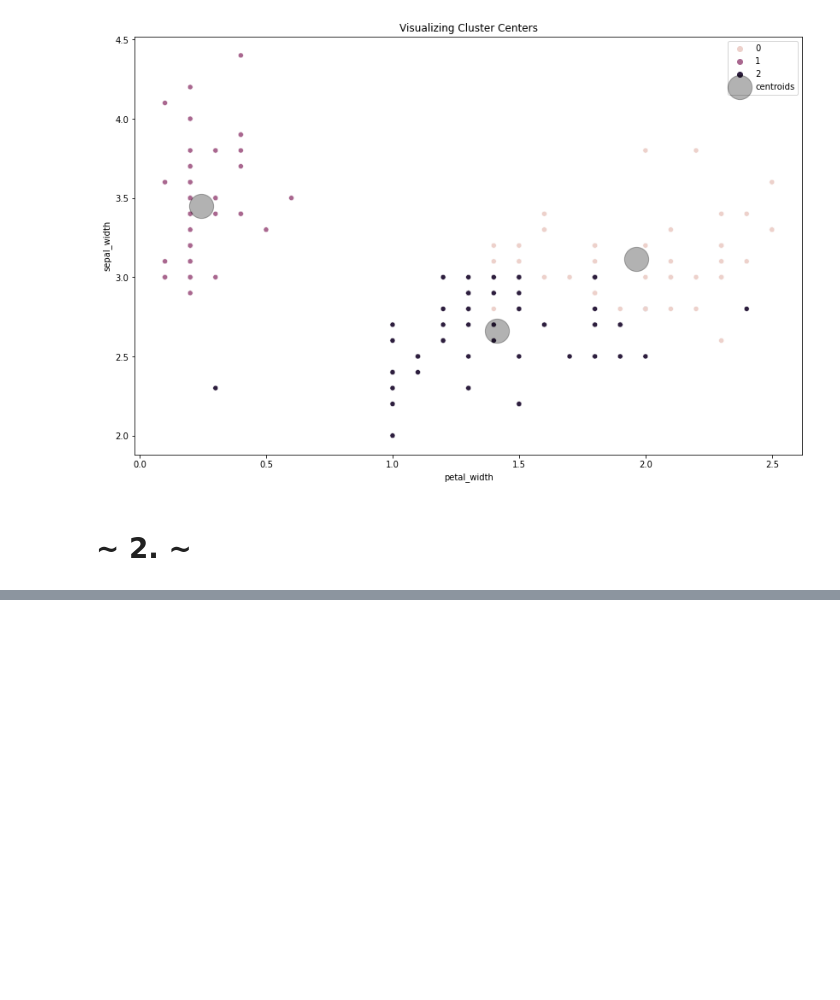
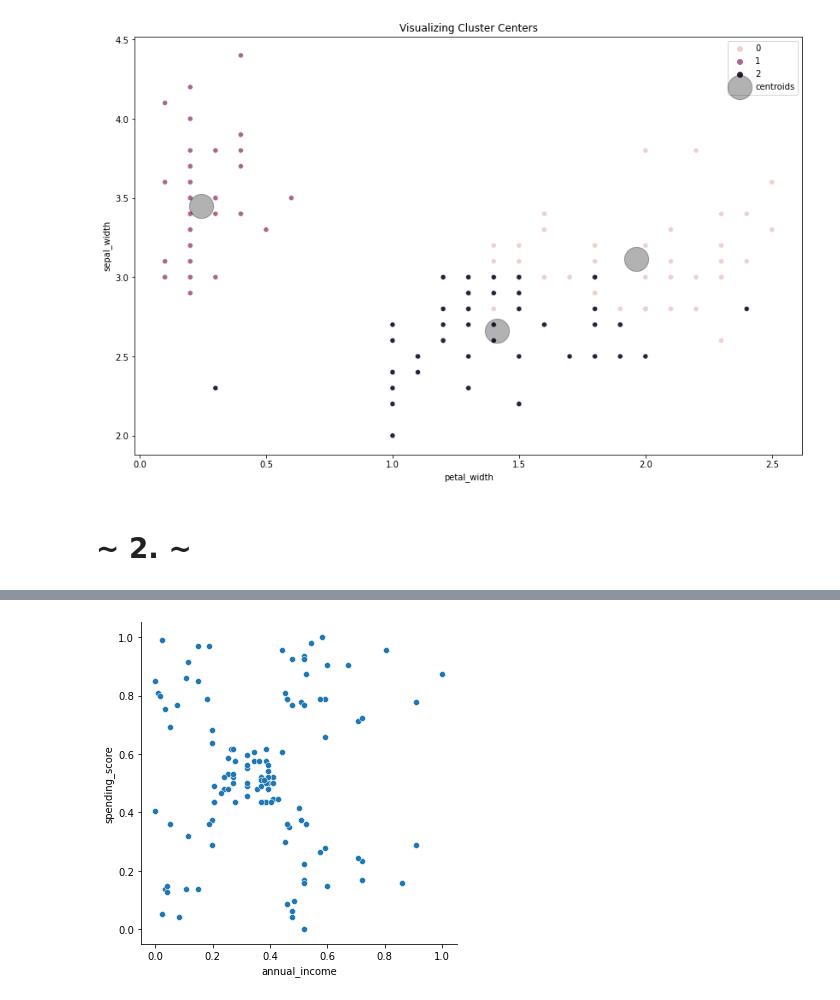
Before and after one commit to joann-balraj/clustering_exercises, a Jupyter notebook: modeling.ipynb, the cells around one changed output, grey strips where cells are left out. Drawn from its saved outputs; the diff is of its cells as text; code cells hidden in the pictures; blank space fills up the shorter version.

```diff
--- a/modeling.ipynb
+++ b/modeling.ipynb
@@ -421,0 +413,3 @@ NameError: name 'train_test_split' is not defined
+# %%
+train, test = train_test_split(df, train_size = 0.8, random_state = 123)
+train, validate = train_test_split(train, train_size = 0.75, random_state = 123)
@@ -421,0 +426,23 @@ NameError: name 'train_test_split' is not defined
+# %%
+from sklearn.preprocessing import MinMaxScaler
+####SCALED DATA####
+train_scaled = train.copy()
+validate_scaled = validate.copy()
+test_scaled = test.copy()
+
+# Scale the datasets
+scaler = MinMaxScaler()
+cols = train.drop(columns=["gender"]).columns.tolist()
+
+train_scaled[cols] = scaler.fit_transform(train[cols])
+validate_scaled[cols] = scaler.transform(validate[cols])
+test_scaled[cols] = scaler.transform(test[cols])
+
+# Add back in the gender column to the dataframes
+train_scaled["gender"] = train.gender.copy()
+validate_scaled["gender"] = validate.gender.copy()
+test_scaled["gender"] = test.gender.copy()
+# %%
+sns.relplot(x="annual_income", y="spending_score", data=train_scaled);
+# %% [output]
+[figure, added]
```
Also changed, not shown: parts of 28 cells of this notebook, 6 other files.
